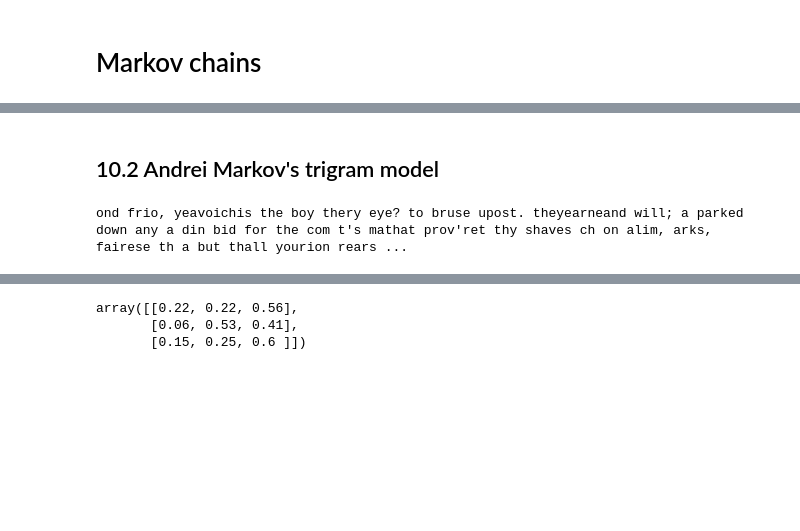
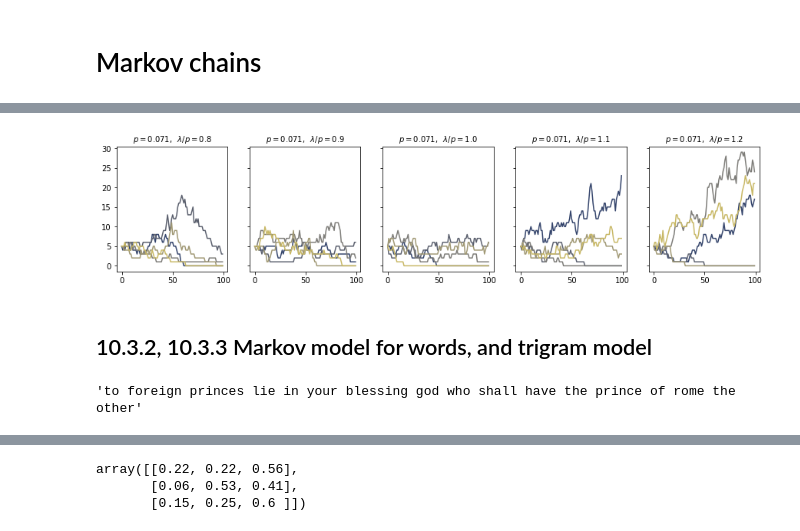
Before and after one commit to damonjw/datasci, a Jupyter notebook: markov.ipynb, the cells around one changed output, grey strips where cells are left out. Cells and saved outputs as stored; diff of their text form; code cells hidden in the pictures; blank space fills up the shorter version.

Commit message:
Updated Markov code to match revised notes

```diff
--- a/markov.ipynb
+++ b/markov.ipynb
@@ -27,5 +79,25 @@ On day 4 weather is 2
+# %%
+# Simulate 5 epidemics each, at five different parameter values
+d = 14
+rs = [.8,.9,1,1.1,1.2]
+M = 5
+rng = np.random.default_rng(1621)
+xss = [[repidemic(5,r=r,d=14,n=1000,ω=np.random.default_rng(rng.integers(2000))) for _ in range(M)] for r in rs]
+
+cmap = plt.get_cmap('cividis')
+cols = [cmap(c) for c in np.linspace(.2,.8,M)]
+
+fig,axes = plt.subplots(1,len(rs), figsize=(len(rs)*3,3), sharex=True, sharey=True)
+for xs,r,ax in zip(xss,rs,axes):
+    for x,c in zip(xs, cols):
+        ax.plot(np.arange(100), x[:100], color=c)
+        ax.set_title(f'$p={1/d:.3f},\;\;λ/p={r:.1f}$', fontsize=10)
+
+plt.show()
+# %% [output]
+[figure, added]
 # %% [markdown]
-## 10.2 Andrei Markov's trigram model
+## 10.3.2, 10.3.3 Markov model for words, and trigram model
 # %%
 import urllib
 import re
@@ -36,27 +108,27 @@ with urllib.request.urlopen(url) as f:
     txt = f.read().decode('utf8')
 
 # Clean up some spaces around punctuation etc.
-txt = txt.lower()
-txt = ' '.join(txt.split())
-txt = re.sub(r'([a-z]) ([,:!?.;])', r'\1\2', txt)
+words = ' '.join(txt.split())
+words = re.sub(r'[.,:!?,;] ',' ', words)
+words = words.split()
+words = [w.lower() for w in words]
 
-# For every pair of characters, count the frequency of what comes next
-next_char_count = collections.defaultdict(lambda: collections.defaultdict(int))
-for i in range(len(txt)-3):
-    u,v,w = txt[i:i+3]
-    next_char_count[(u,v)][w] += 1
+# Define a random function for generating the next word, based on counts
+next_word_count = collections.defaultdict(lambda: collections.defaultdict(int))
+for i in range(len(words)-2):
+    u,v = words[i], words[i+1]
+    next_word_count[u][v] += 1
+
+def rword(u, counts, ω):
+    wc = counts[u].items()
+    w,c = [w for w,_ in wc], np.array([c for _,c in wc])
+    return ω.choice(w, p=c/np.sum(c))
+
+rng = np.random.default_rng(1619)
+x = ['to']
+for _ in range(16):
+    x.append(rword(x[-1], counts=next_word_count, ω=rng))
+
+' '.join(x)
+# %% [output]
+'to foreign princes lie in your blessing god who shall have the prince of rome the other'
-# %%
-# Define a random NextCharacter function, based on counts
-def rchar(u,v):
-    chars = next_char_count[(u,v)].keys()
-    counts = next_char_count[(u,v)].values()
-    chars,counts = list(chars), np.array(list(counts))
-    return np.random.choice(chars, p=counts/sum(counts))
-
-# Repeatedly, look at the last two chars, randomly pick next
-x = 'on'
-for _ in range(200): x += rchar(x[-2], x[-1])
-
-print(x)
-# %% [output]
-ond frio, yeavoichis the boy thery eye? to bruse upost. theyearneand will; a parked down any a din bid for the com t's mathat prov'ret thy shaves ch on alim, arks, fairese th a but thall yourion rears ...
```
Also changed, not shown: parts of 21 cells of this notebook.
